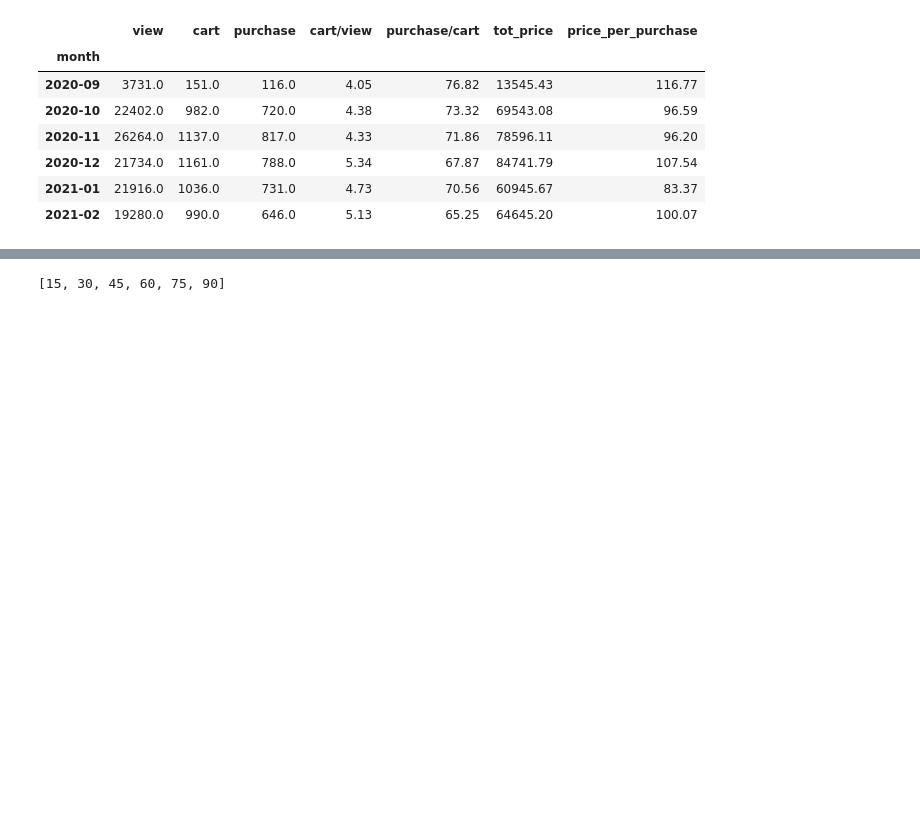
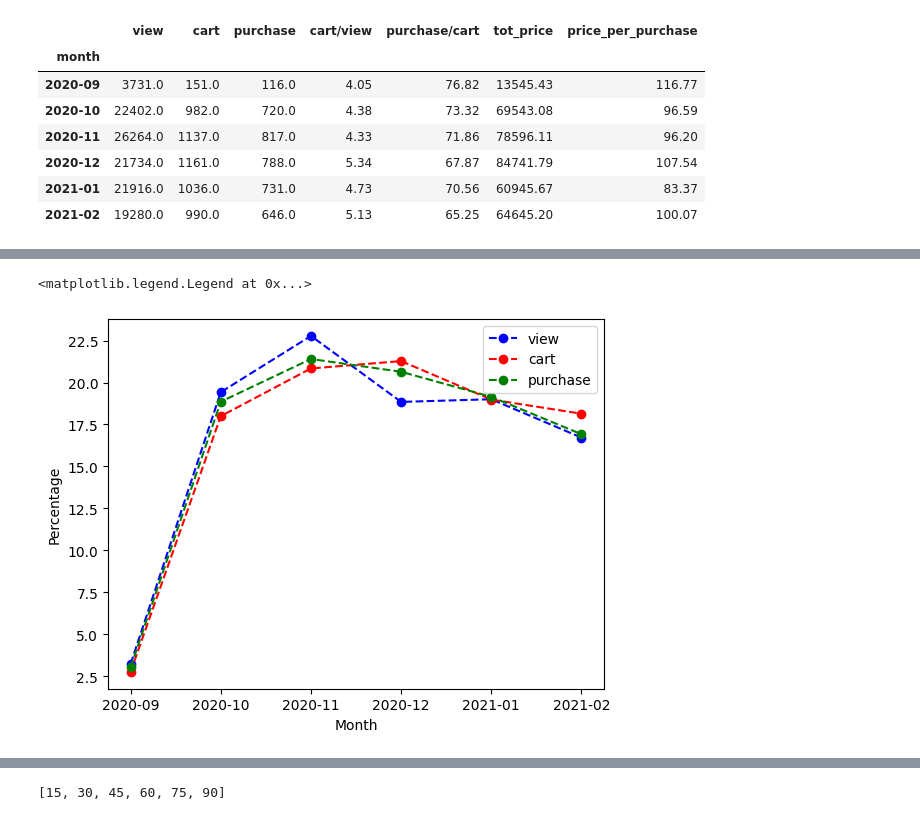
Before and after one commit to dlarhkd1211/electronic_commercial_data_analysis, a Jupyter notebook: analysis.ipynb, the cells around one changed output, grey strips where cells are left out. Cells and saved outputs as stored; diff of their text form; code cells hidden in the pictures; blank space fills up the shorter version.

```diff
--- a/analysis.ipynb
+++ b/analysis.ipynb
@@ -166,0 +165,4 @@ elec_month
+# %%
+elec_month['view_percent'] = elec_month['view'] / elec_month['view'].sum() * 100
+elec_month['cart_percent'] = elec_month['cart'] / elec_month['cart'].sum() * 100
+elec_month['purchase_percent'] = elec_month['purchase'] / elec_month['purchase'].sum() * 100
@@ -166,0 +180,10 @@ elec_month
+# %%
+plt.plot(elec_month['view_percent'],'bo--', label = 'view')
+plt.plot(elec_month['cart_percent'],'ro--', label = 'cart')
+plt.plot(elec_month['purchase_percent'],'go--', label = 'purchase')
+plt.xlabel('Month')
+plt.ylabel('Percentage')
+plt.legend()
+# %% [output]
+<matplotlib.legend.Legend at 0x...>
+[figure, added]
```
Also changed, not shown: parts of 22 cells of this notebook.
